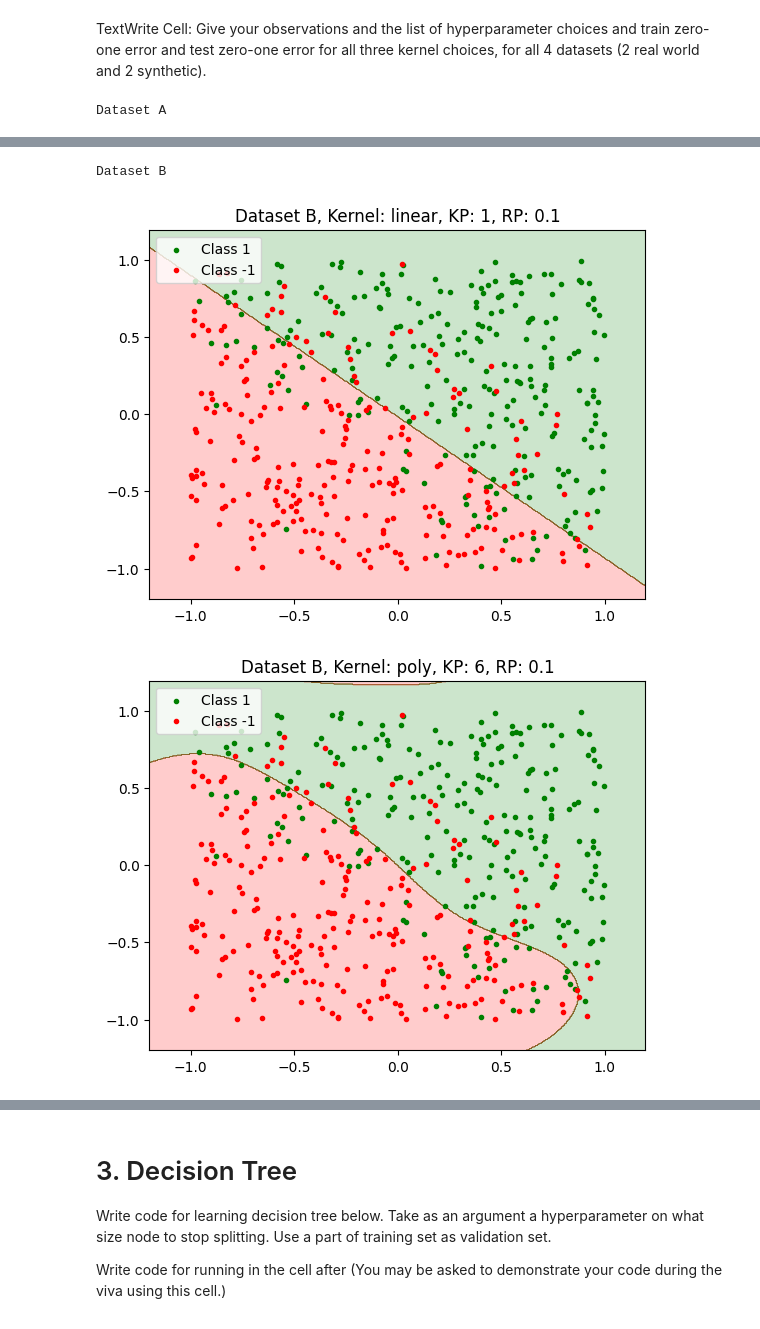
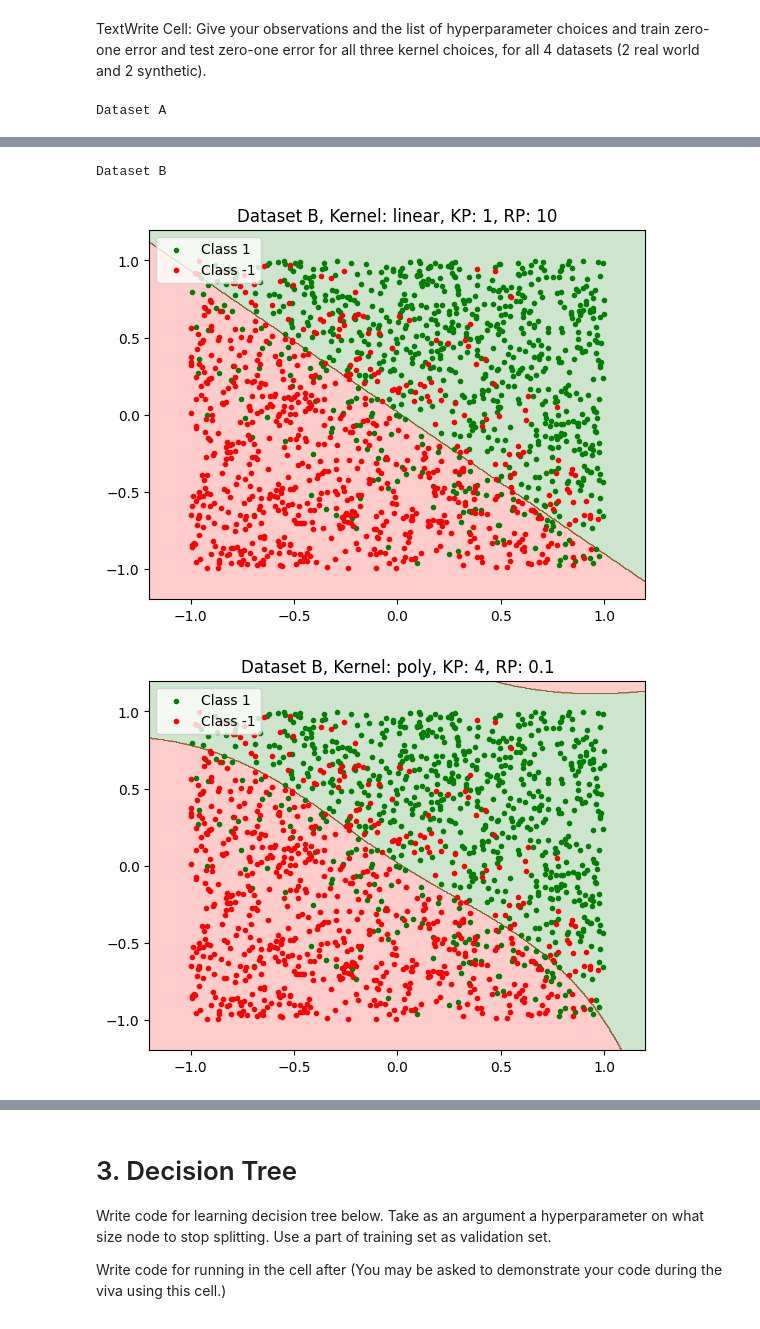
Before and after one commit to bersilin-robert1609/CS5691-PRML, a Jupyter notebook: Assignment-2/Notebook/ProgAss2_Student.ipynb, the cells around one changed output, grey strips where cells are left out. Saved outputs shown, nothing was run; the diff lists cells and outputs as text; code cells hidden in the pictures.

```diff
--- a/Assignment-2/Notebook/ProgAss2_Student.ipynb
+++ b/Assignment-2/Notebook/ProgAss2_Student.ipynb
@@ -67,7 +68,7 @@ def calculate_kernel_matrix(X, kernel, kernel_param):
     elif(kernel == 'poly'):
         return (1 + np.matmul(X, X.T)) ** kernel_param
     elif(kernel == 'rbf'):
-        return (np.exp(-kernel_param * (np.sum(X**2, axis=1)[:, np.newaxis] + np.sum(X**2, axis=1) - 2 * np.matmul(X, X.T))))
+        return np.exp(-kernel_param * np.sum((X[:, np.newaxis, :] - X[np.newaxis, :, :]) ** 2, axis=2))
 
 def calculate_kernel_values(X, x, kernel, kernel_param):
     """
@@ -224,11 +225,9 @@ for a in ['A', 'B']:
     X_train, Y_train = data['arr_0'], data['arr_1']
     X_test, Y_test = data['arr_2'], data['arr_3']
 
-    X_train = X_train[:int(0.8 * X_train.shape[0])]
-    Y_train = Y_train[:int(0.8 * Y_train.shape[0])]
-
     print("Dataset {}".format(a))
     for kernel in kernels:
-        plot(best_alphas[a][kernel], X_test, Y_test, X_train, kernel, best_kernel_params[a][kernel], best_reg_params[a][kernel], 'Dataset {}'.format(a))
+        alpha = train_pred_logistic_regression(X_train, Y_train, kernel=kernel, reg_param=best_reg_params[a][kernel], kernel_param=best_kernel_params[a][kernel])
+        plot(alpha, X_train, Y_train, X_train, kernel, best_kernel_params[a][kernel], best_reg_params[a][kernel], 'Dataset {}'.format(a))
 # %% [output]
 Dataset A
@@ -260,11 +259,13 @@ def train_svm(X, Y, kernel='rbf', reg_param=1.0, kernel_param=1.0):
     """
     Train SVM classifier using sklearn.svm.SVC
     """
-    clf = svm.SVC(kernel=kernel, C=reg_param)
-    if kernel == 'rbf':
-        clf.set_params(**{'gamma': kernel_param})
+    clf = svm.SVC()
+    if kernel == 'linear':
+        clf = svm.SVC(kernel=kernel, C=reg_param)
     elif kernel == 'poly':
-        clf.set_params(**{'degree': kernel_param, 'coef0': 1.0})
+        clf = svm.SVC(kernel=kernel, degree=kernel_param, C=reg_param, coef0=1.0)
+    elif kernel == 'rbf':
+        clf = svm.SVC(kernel=kernel, gamma=kernel_param, C=reg_param)
     clf.fit(X, Y)
     return clf
 
@@ -278,11 +279,6 @@ def predict_value(clf, X):
 # Write code here for doing validation (for kernel_param and regularisation_param)
 # on a subset of the training set.
 # Also for generating the numbers that you report below.
-
-def normalize(X):
-    minX = np.min(X)
-    maxX = np.max(X)
-    return (X - minX) / (maxX - minX), minX, maxX
 
 kernels = ['linear', 'poly', 'rbf']
 
@@ -320,9 +316,6 @@ for a in ['A', 'B', 'C', 'D']:
     X_train, Y_train = data['arr_0'], data['arr_1']
     X_test, Y_test = data['arr_2'], data['arr_3']
 
-    X_train, minX, maxX = normalize(X_train)
-    X_test = (X_test - minX) / (maxX - minX)
-
     rand_indices = np.random.permutation(X_train.shape[0])
     X_train, X_val = X_train[rand_indices[:int(X_train.shape[0] * 0.8)]], X_train[rand_indices[int(X_train.shape[0] * 0.8):]]
     Y_train, Y_val = Y_train[rand_indices[:int(Y_train.shape[0] * 0.8)]], Y_train[rand_indices[int(Y_train.shape[0] * 0.8):]]
@@ -362,19 +355,13 @@ TextWrite Cell: Give your observations and the list of hyperparameter choices an
 # Similar to  Bishop Figure 4.5 (with just two classes here.)
 # Total number of plots = 3 * 2 = 6
 
-def normalize(X):
-    minX = np.min(X)
-    maxX = np.max(X)
-    return (X - minX) / (maxX - minX), minX, maxX
-
-def plot(clf, X_test, Y_test, dataset, kernel, kernel_param, reg_param, minX_param, maxX_param):
+def plot(clf, X_test, Y_test, dataset, kernel, kernel_param, reg_param):
     minX, maxX = np.min(X_test[:, 0]), np.max(X_test[:, 0])
     minY, maxY = np.min(X_test[:, 1]), np.max(X_test[:, 1])
     points = 500
     X, Y = np.meshgrid(np.linspace(minX - 0.2, maxX + 0.2, points), np.linspace(minY - 0.2, maxY + 0.2, points))
     X_plotter = np.c_[X.ravel(), Y.ravel()]
-    normalize_X_plotter = (X_plotter - minX_param) / (maxX_param - minX_param)
-    Z = clf.predict(normalize_X_plotter)
+    Z = clf.predict(X_plotter)
     Z = Z.reshape(X.shape)
     plt.contourf(X, Y, Z, alpha=0.2, colors=['r', 'g'])
     plt.title("{}, Kernel: {}, KP: {}, RP: {}".format(dataset, kernel, kernel_param, reg_param))
@@ -388,11 +375,9 @@ for a in ['A', 'B']:
     X_train, Y_train = data['arr_0'], data['arr_1']
     X_test, Y_test = data['arr_2'], data['arr_3']
 
-    X_train, minX_train, maxX_train = normalize(X_train)
-
     print("Dataset {}".format(a))
     for kernel in kernels:
         clf = train_svm(X_train, Y_train, kernel=kernel, reg_param=best_reg_params[a][kernel], kernel_param=best_kernel_params[a][kernel])
-        plot(clf, X_test, Y_test, "Dataset {}".format(a), kernel, best_kernel_params[a][kernel], best_reg_params[a][kernel], minX_train, maxX_train)
+        plot(clf, X_train, Y_train, "Dataset {}".format(a), kernel, best_kernel_params[a][kernel], best_reg_params[a][kernel])
 # %% [output]
 Dataset A
@@ -402,3 +387,3 @@ Dataset A
 Dataset B
-[figure, old version]
+[figure, new version]
-[figure, old version]
+[figure, new version]
```
Also changed, not shown: parts of 12 cells of this notebook, 1 other file.
